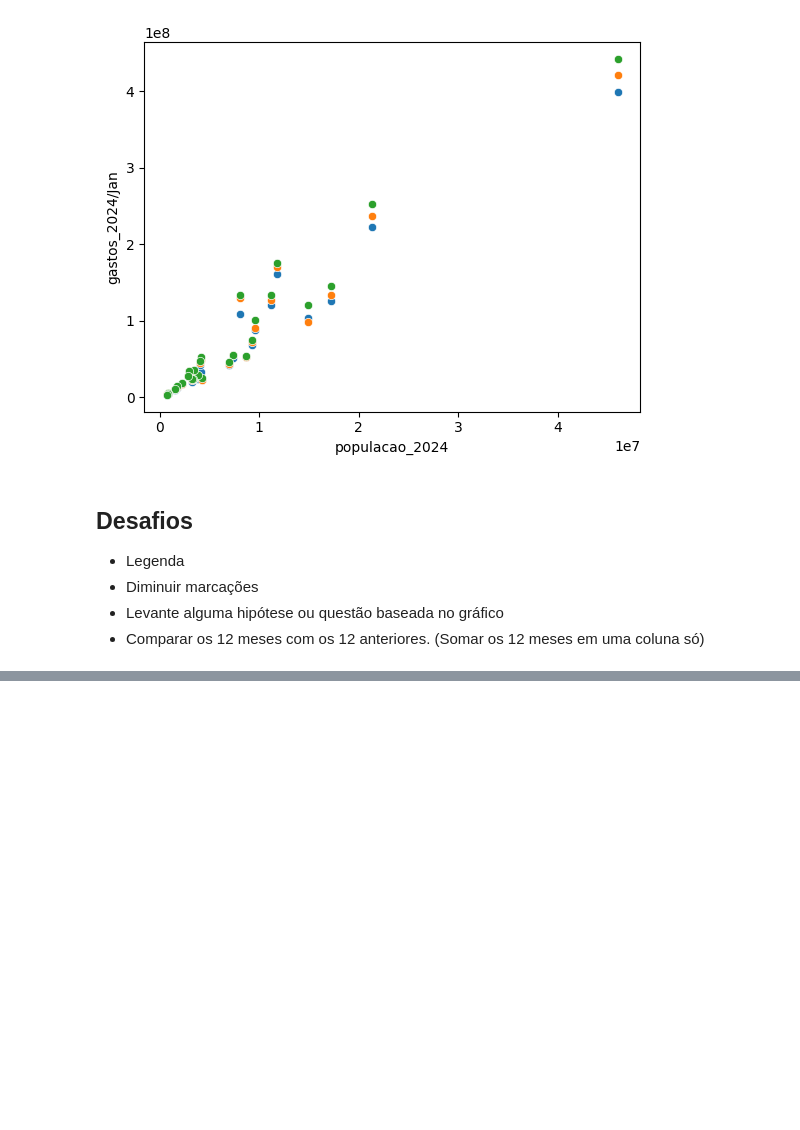
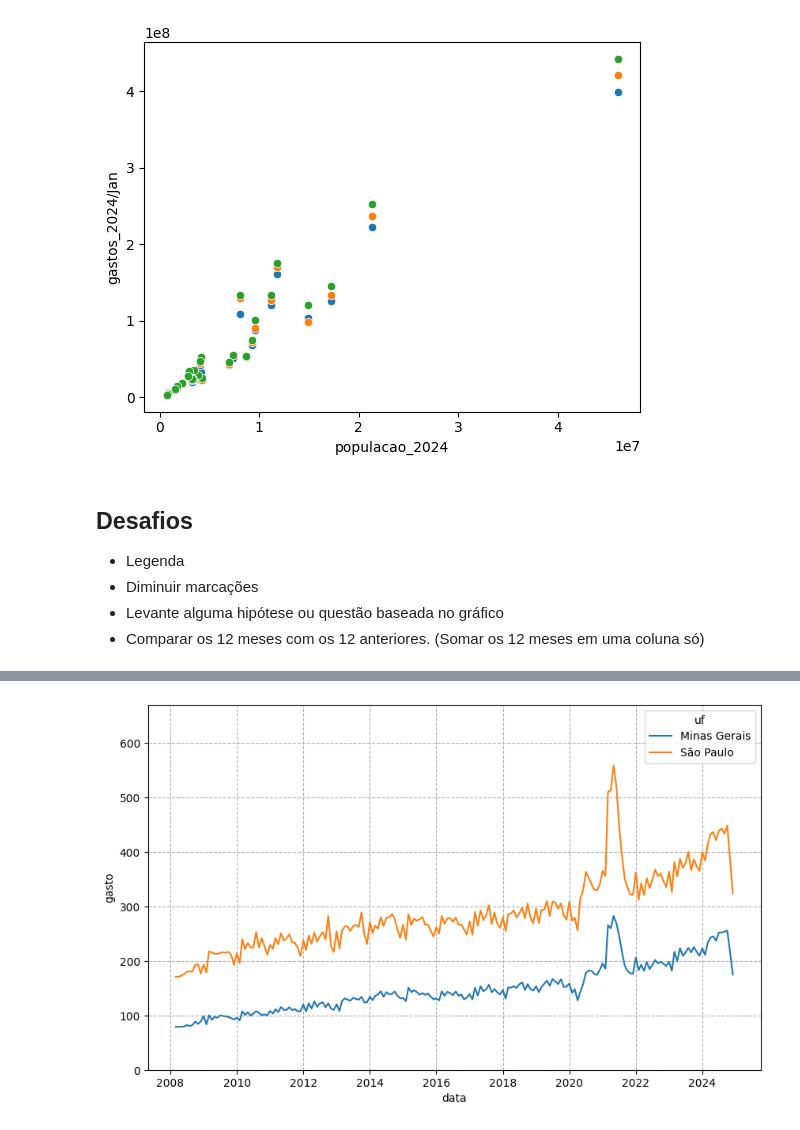
Before and after one commit to victoria-menezes/fiap-data-analytics, a Jupyter notebook: fase_1/2.Visualizacao de dados.ipynb, the cells around one changed output, grey strips where cells are left out. Saved outputs shown, nothing was run; the diff lists cells and outputs as text; code cells hidden in the pictures; blank space fills up the shorter version.

```diff
--- a/fase_1/2.Visualizacao de dados.ipynb
+++ b/fase_1/2.Visualizacao de dados.ipynb
@@ -345,0 +467,9 @@ sns.scatterplot(data = df_gastos_habitantes_2024, x = 'populacao_2024', y = 'gas
+# %%
+filtrado = df_gastos_mensais_melt[(df_gastos_mensais_melt['uf'] == 'São Paulo') | (df_gastos_mensais_melt['uf'] == 'Minas Gerais')]
+# %%
+plt.figure(figsize=(10,6))
+axis = sns.lineplot(data=filtrado, x='data', y='gasto',hue='uf')
+plt.ylim(0, max + max*0.2)
+plt.grid(linestyle='--')
+# %% [output]
+[figure, added]
```
Also changed, not shown: parts of 28 cells of this notebook, 3 other files.
